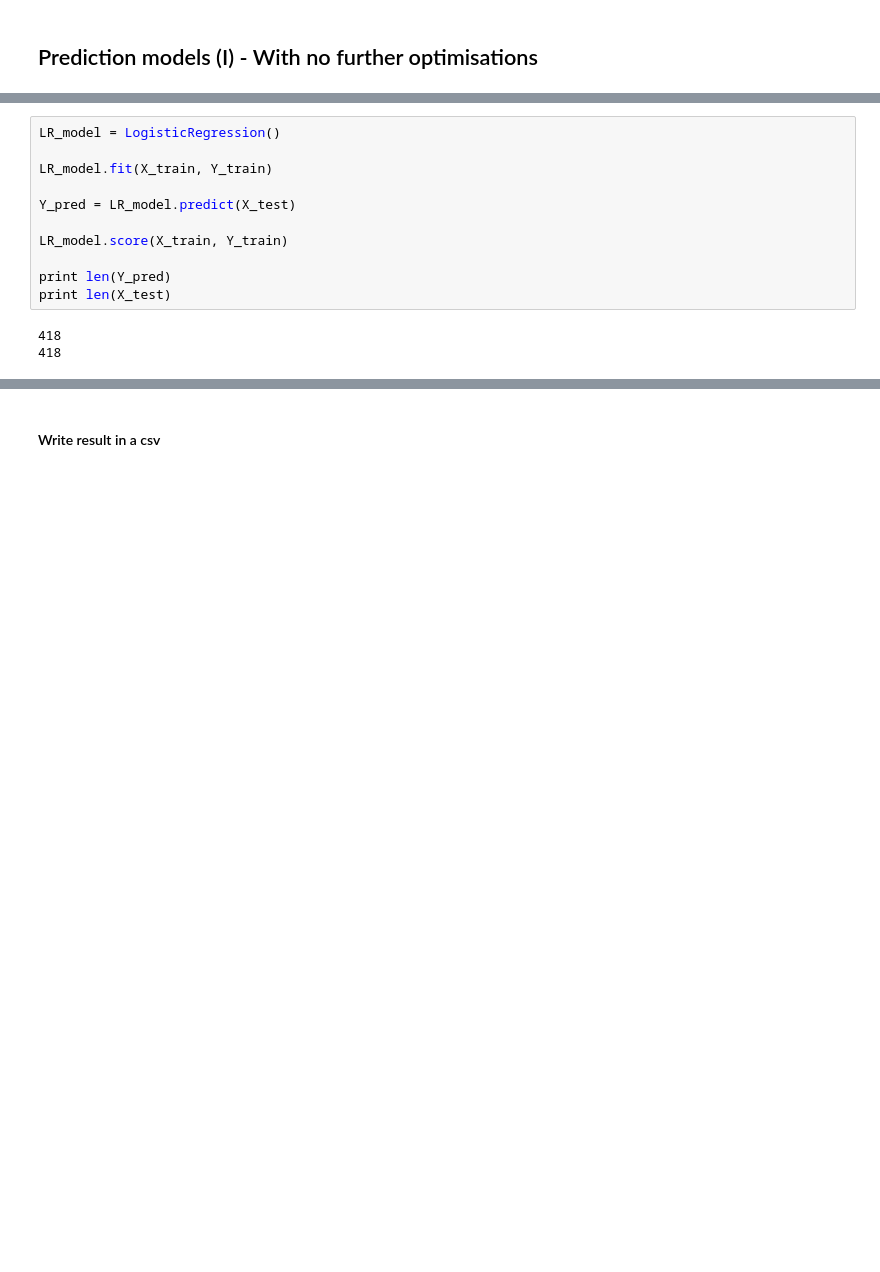
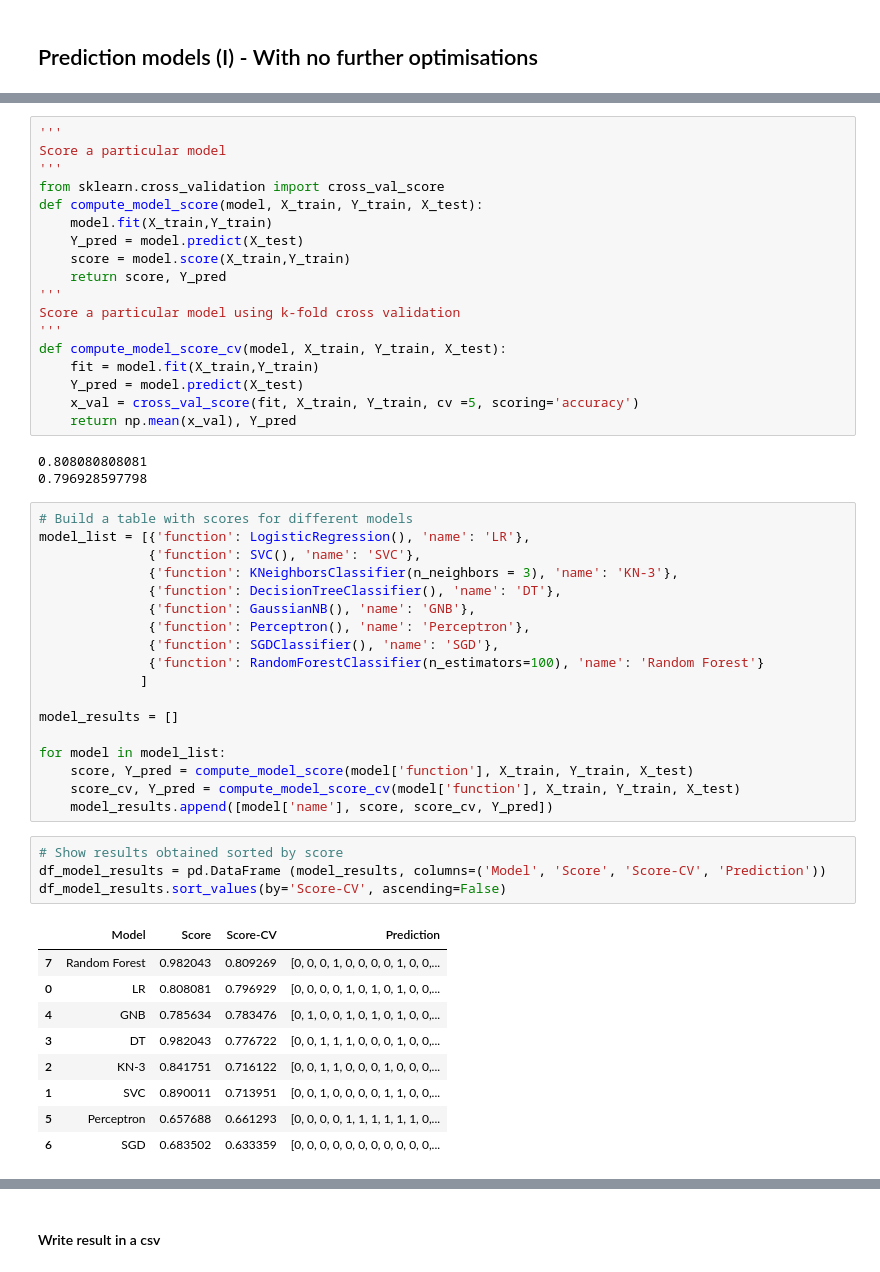
Before and after one commit to saldeal/Kaggle, a Jupyter notebook: titanic/Kaggle-Titanic.ipynb, the cells around one changed output, grey strips where cells are left out. Cells and saved outputs as stored; diff of their text form; blank space fills up the shorter version.

Commit message:
Exploring different models, with no optimisations

```diff
--- a/titanic/Kaggle-Titanic.ipynb
+++ b/titanic/Kaggle-Titanic.ipynb
@@ -422,14 +430,53 @@ X_test = df_test[cols_to_keep].join(dummy_sex).join(dummy_embarked).join(dummy_p
-# %%
-LR_model = LogisticRegression()
-
-LR_model.fit(X_train, Y_train)
-
-Y_pred = LR_model.predict(X_test)
-
-LR_model.score(X_train, Y_train)
-
-print len(Y_pred)
-print len(X_test)
-# %% [output]
-418
-418
+# %%
+'''
+Score a particular model
+'''
+from sklearn.cross_validation import cross_val_score
+def compute_model_score(model, X_train, Y_train, X_test):
+    model.fit(X_train,Y_train)
+    Y_pred = model.predict(X_test)
+    score = model.score(X_train,Y_train)
+    return score, Y_pred
+'''
+Score a particular model using k-fold cross validation
+'''
+def compute_model_score_cv(model, X_train, Y_train, X_test):
+    fit = model.fit(X_train,Y_train)
+    Y_pred = model.predict(X_test)
+    x_val = cross_val_score(fit, X_train, Y_train, cv =5, scoring='accuracy')
+    return np.mean(x_val), Y_pred
+# %% [output]
+0.808080808081
+0.796928597798
+# %%
+# Build a table with scores for different models
+model_list = [{'function': LogisticRegression(), 'name': 'LR'},
+              {'function': SVC(), 'name': 'SVC'},
+              {'function': KNeighborsClassifier(n_neighbors = 3), 'name': 'KN-3'},
+              {'function': DecisionTreeClassifier(), 'name': 'DT'},
+              {'function': GaussianNB(), 'name': 'GNB'},
+              {'function': Perceptron(), 'name': 'Perceptron'},
+              {'function': SGDClassifier(), 'name': 'SGD'},
+              {'function': RandomForestClassifier(n_estimators=100), 'name': 'Random Forest'}
+             ]
+
+model_results = []
+
+for model in model_list:
+    score, Y_pred = compute_model_score(model['function'], X_train, Y_train, X_test)
+    score_cv, Y_pred = compute_model_score_cv(model['function'], X_train, Y_train, X_test)
+    model_results.append([model['name'], score, score_cv, Y_pred])
+# %%
+# Show results obtained sorted by score
+df_model_results = pd.DataFrame (model_results, columns=('Model', 'Score', 'Score-CV', 'Prediction'))
+df_model_results.sort_values(by='Score-CV', ascending=False)
+# %% [output]
+|  | Model | Score | Score-CV | Prediction |
+| 7 | Random Forest | 0.982043 | 0.809269 | [0, 0, 0, 1, 0, 0, 0, 0, 1, 0, 0,... |
+| 0 | LR | 0.808081 | 0.796929 | [0, 0, 0, 0, 1, 0, 1, 0, 1, 0, 0,... |
+| 4 | GNB | 0.785634 | 0.783476 | [0, 1, 0, 0, 1, 0, 1, 0, 1, 0, 0,... |
+| 3 | DT | 0.982043 | 0.776722 | [0, 0, 1, 1, 1, 0, 0, 0, 1, 0, 0,... |
+| 2 | KN-3 | 0.841751 | 0.716122 | [0, 0, 1, 1, 0, 0, 0, 1, 0, 0, 0,... |
+| 1 | SVC | 0.890011 | 0.713951 | [0, 0, 1, 0, 0, 0, 0, 1, 1, 0, 0,... |
+| 5 | Perceptron | 0.657688 | 0.661293 | [0, 0, 0, 0, 1, 1, 1, 1, 1, 1, 0,... |
+| 6 | SGD | 0.683502 | 0.633359 | [0, 0, 0, 0, 0, 0, 0, 0, 0, 0, 0,... |
```
Also changed, not shown: parts of 12 cells of this notebook, 2 other files.
